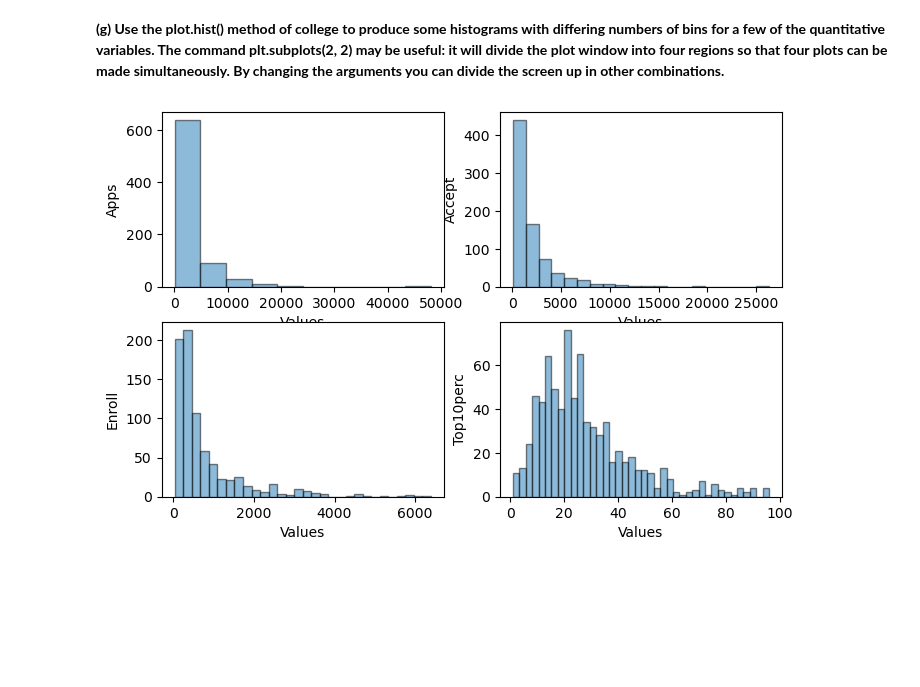
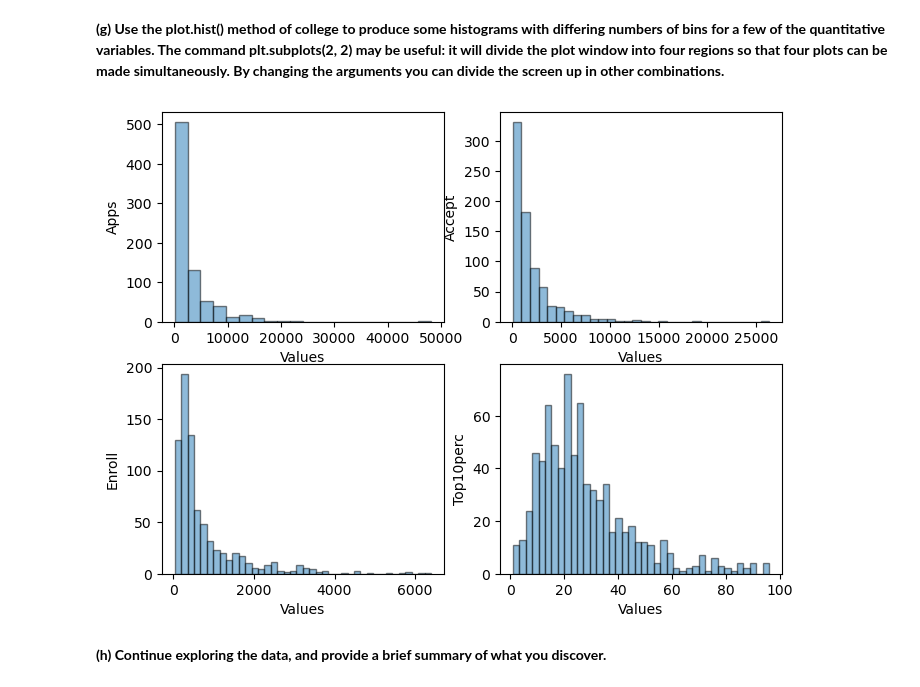
Before and after one commit to umar-khayam/Data-Science, a Jupyter notebook: Learning/Statistics/ISL/Lab/Chapter 2/Problem 8.ipynb, the cells around one changed output. Saved outputs shown, nothing was run; the diff lists cells and outputs as text; code cells hidden in the pictures; blank space fills up the shorter version.

```diff
--- a/Learning/Statistics/ISL/Lab/Chapter 2/Problem 8.ipynb
+++ b/Learning/Statistics/ISL/Lab/Chapter 2/Problem 8.ipynb
@@ -115,23 +117,25 @@ plt.show()
 # %% [markdown]
 **(g) Use the plot.hist() method of college to produce some histograms with differing numbers of bins for a few of the quantitative variables. The command plt.subplots(2, 2) may be useful: it will divide the plot window into four regions so that four plots can be made simultaneously. By changing the arguments you can divide the screen up in other combinations.**
 # %%
-plt.subplots(2,2, figsize=(9, 6))
+plt.subplots(2,2, figsize=(8, 6))
 plt.subplot(2,2,1)
-plt.hist(college['Apps'], bins=10, edgecolor='black', alpha=0.5)
+plt.hist(college['Apps'], bins=20, edgecolor='black', alpha=0.5)
 plt.ylabel('Apps')
 plt.xlabel('Values')
 plt.subplot(2,2,2)
-plt.hist(college['Accept'], bins=20, edgecolor='black', alpha=0.5)
+plt.hist(college['Accept'], bins=30, edgecolor='black', alpha=0.5)
 plt.ylabel('Accept')
 plt.xlabel('Values')
 plt.subplot(2,2,3)
-plt.hist(college['Enroll'], bins=30, edgecolor='black', alpha=0.5)
+plt.hist(college['Enroll'], bins=40, edgecolor='black', alpha=0.5)
 plt.ylabel('Enroll')
 plt.xlabel('Values')
 plt.subplot(2,2,4)
 plt.hist(college['Top10perc'], bins=40, edgecolor='black', alpha=0.5)
 plt.ylabel('Top10perc')
 plt.xlabel('Values')
 plt.show()
 # %% [output]
-[figure, old version]
+[figure, new version]
+# %% [markdown]
+**(h) Continue exploring the data, and provide a brief summary of what you discover.**
```
Also changed, not shown: parts of 4 cells of this notebook.
